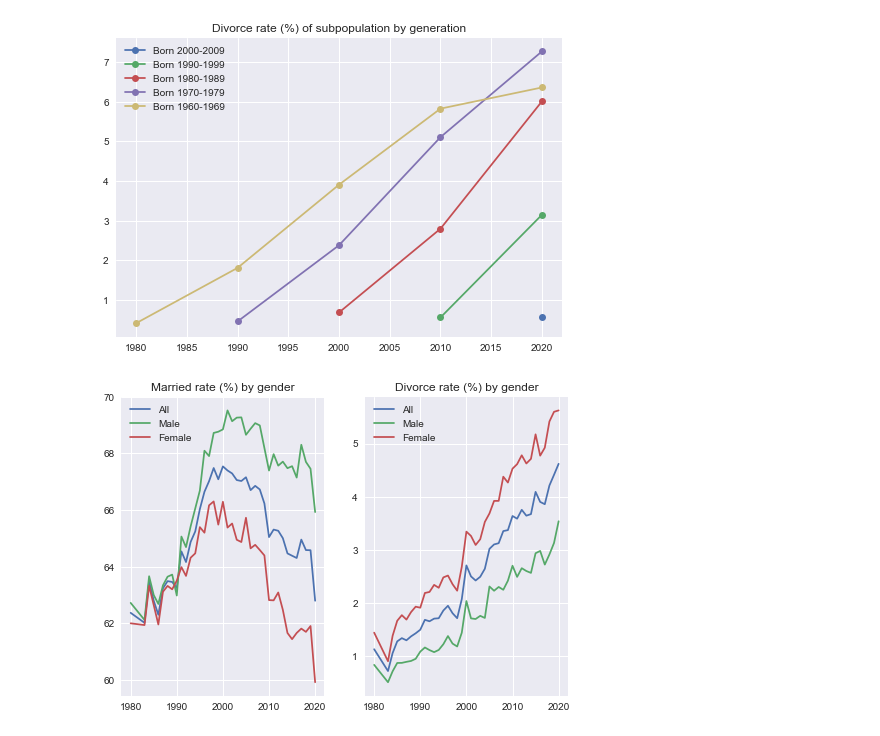
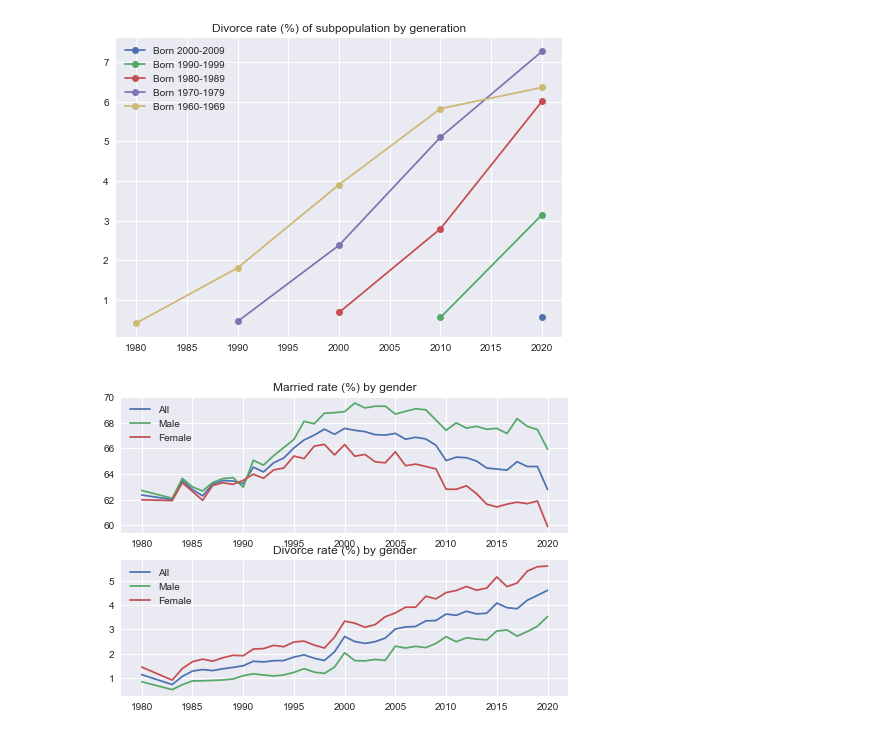
Before and after one commit to jetnew/sg-divorces, a Jupyter notebook: crunching.ipynb, the cells around one changed output. Saved outputs shown, nothing was run; the diff lists cells and outputs as text; code cells hidden in the pictures.

```diff
--- a/crunching.ipynb
+++ b/crunching.ipynb
@@ -1,6 +1,8 @@
 # %%
 import pandas as pd
 import numpy as np
+import matplotlib.pyplot as plt
+plt.style.use('seaborn')
 
 data = pd.read_csv("M810641.csv", skiprows=10, skipfooter=9, thousands=',').T
 df = data.iloc[1:]
@@ -122,32 +124,32 @@ cols_divorced = list(range(4, 90, 15))
 cols_total_male = list(range(5, 90, 15))
 cols_married_male = list(range(7, 90, 15))
 cols_divorced_male = list(range(9, 90, 15))
 
 cols_total_female = list(range(10, 90, 15))
 cols_married_female = list(range(12, 90, 15))
 cols_divorced_female = list(range(14, 90, 15))
 
 df_married_rate = df[cols_married].sum(axis=1) / df[cols_total].sum(axis=1) * 100
 df_married_rate_male = df[cols_married_male].sum(axis=1) / df[cols_total_male].sum(axis=1) * 100
 df_married_rate_female = df[cols_married_female].sum(axis=1) / df[cols_total_female].sum(axis=1) * 100
 
 df_divorce_rate = df[cols_divorced].sum(axis=1) / df[cols_total].sum(axis=1) * 100
 df_divorce_rate_male = df[cols_divorced_male].sum(axis=1) / df[cols_total_male].sum(axis=1) * 100
 df_divorce_rate_female = df[cols_divorced_female].sum(axis=1) / df[cols_total_female].sum(axis=1) * 100
 
-fig, (ax1, ax2) = plt.subplots(1, 2)
+fig, (ax1, ax2) = plt.subplots(2, 1)
 ax1.set_title("Married rate (%) by gender")
 ax1.plot(df_married_rate, label='All')
 ax1.plot(df_married_rate_male, label='Male')
 ax1.plot(df_married_rate_female, label='Female')
 ax1.legend(loc='best')
 
 ax2.set_title("Divorce rate (%) by gender")
 ax2.plot(df_divorce_rate, label='All')
 ax2.plot(df_divorce_rate_male, label='Male')
 ax2.plot(df_divorce_rate_female, label='Female')
 
 ax2.legend(loc='best')
 plt.show()
 # %% [output]
-[figure, old version]
+[figure, new version]
```
Also changed, not shown: parts of 1 cell of this notebook, 1 other file.
